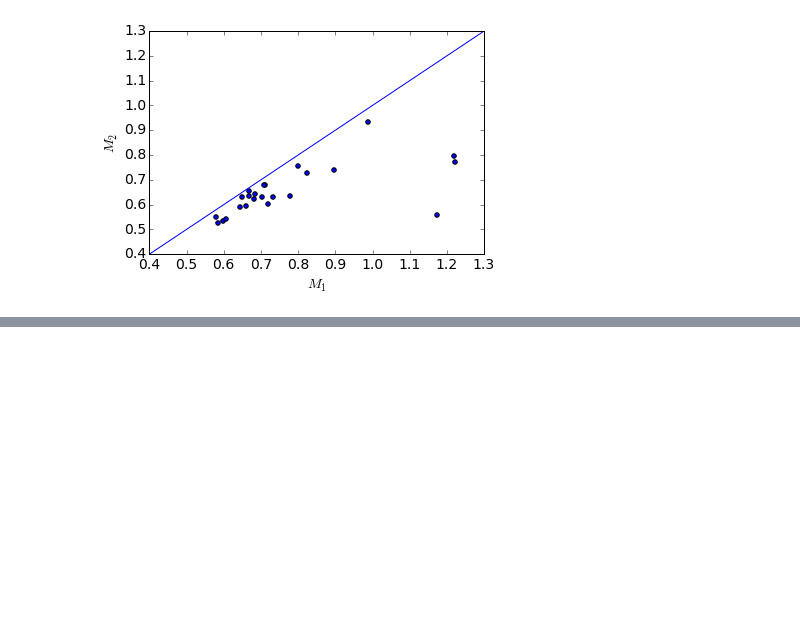
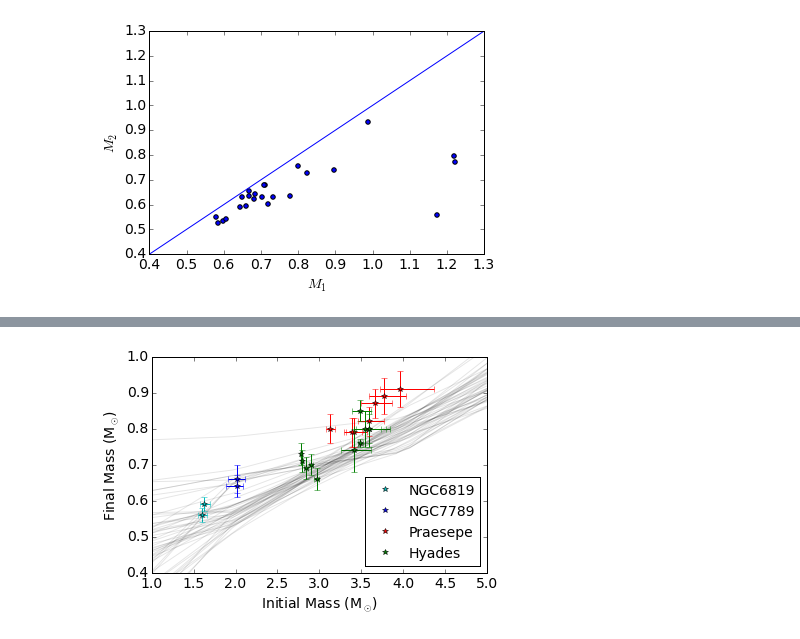
Before and after one commit to astroJeff/separated-at-birth, a Jupyter notebook: notebooks/IFMR DWD.ipynb, the cells around one changed output, grey strips where cells are left out. Drawn from its saved outputs; the diff is of its cells as text; code cells hidden in the pictures; blank space fills up the shorter version.

```diff
--- a/notebooks/IFMR DWD.ipynb
+++ b/notebooks/IFMR DWD.ipynb
@@ -722,0 +797,73 @@ plt.show()
+# %%
+fig,(ax1)=plt.subplots(1,1)
+
+# WDs with spectra recalculated in Kalirai et al. 2014
+obs_names = ["cluster","name","Mi","Mi_low","Mi_high","Mf","Mf_err"]
+datafile = os.path.abspath("../data/kalirai14_WDs.dat")
+kalirai14 = np.genfromtxt(datafile, dtype=None, autostrip=True, usecols=range(len(obs_names)), names=obs_names, comments="#")
+
+
+
+M_zams_temp = np.linspace(0.,8.,50)
+
+# Plot samples
+samples = sampler.chain[:,:,:].reshape((-1, ndim))
+for bt1, th1, th2, th3 in samples[np.random.randint(len(samples),size=50)]:
+    m1 = np.tan(th1)
+    m2 = np.tan(th2)
+    m3 = np.tan(th3)
+    b1 = bt1 / np.cos(th1)
+    b2 = (m1-m2)*2.0 + b1
+    b3 = (m2-m3)*4.0 + b2
+    M_wd_temp = np.array([])
+    for m in M_zams_temp:
+        if m < 2.0:
+            M_wd_temp = np.append(M_wd_temp, m1*m+b1)
+        elif m < 4.0:
+            M_wd_temp = np.append(M_wd_temp, m2*m+b2)
+        else:
+            M_wd_temp = np.append(M_wd_temp, m3*m+b3)
+    ax1.plot(M_zams_temp, M_wd_temp, color="k", alpha=0.1)
+
+
+plt.xlabel("Initial Mass (M$_{\odot}$)")
+plt.ylabel("Final Mass (M$_{\odot}$)")
+
+plt.xlim(1.0,5.0)
+plt.ylim(0.4,1.0)
+plt.gcf().subplots_adjust(bottom=0.15)
+
+#plt.errorbar(CPM["mi"], CPM["mwd"], marker="*", color="b", xerr=xerr, yerr=yerr, fmt='o', ecolor='k', capsize=0, label="CPM WDs")
+
+NGC6819 = kalirai14[np.where(kalirai14["cluster"]=='NGC6819')]
+NGC7789 = kalirai14[np.where(kalirai14["cluster"]=='NGC7789')]
+Hyades = kalirai14[np.where(kalirai14["cluster"]=='Hyades')]
+Praesepe = kalirai14[np.where(kalirai14["cluster"]=='Praesepe')]
+
+# NGC6819
+xerr = [NGC6819["Mi_low"],NGC6819["Mi_high"]]
+yerr = [NGC6819["Mf_err"],NGC6819["Mf_err"]]
+ax1.errorbar(NGC6819["Mi"],NGC6819["Mf"], marker="*", color="c", xerr=xerr, yerr=yerr, fmt='o', label="NGC6819")
+
+# NGC7789
+xerr = [NGC7789["Mi_low"],NGC7789["Mi_high"]]
+yerr = [NGC7789["Mf_err"],NGC7789["Mf_err"]]
+ax1.errorbar(NGC7789["Mi"],NGC7789["Mf"], marker="*", color="b", xerr=xerr, yerr=yerr, fmt='o', label="NGC7789")
+
+# Praesepe
+xerr = [Praesepe["Mi_low"],Praesepe["Mi_high"]]
+yerr = [Praesepe["Mf_err"],Praesepe["Mf_err"]]
+ax1.errorbar(Praesepe["Mi"],Praesepe["Mf"], marker="*", color="r", xerr=xerr, yerr=yerr, fmt='o', label="Praesepe")
+
+# Hyades
+xerr = [Hyades["Mi_low"],Hyades["Mi_high"]]
+yerr = [Hyades["Mf_err"],Hyades["Mf_err"]]
+ax1.errorbar(Hyades["Mi"],Hyades["Mf"], marker="*", color="g", xerr=xerr, yerr=yerr, fmt='o', label="Hyades")
+
+handles, labels = ax1.get_legend_handles_labels()
+handles = [h[0] for h in handles]
+ax1.legend(handles, labels, loc=4, prop={'size':14}, numpoints=1)
+
+plt.savefig("../figures/DWD_samples_obs_pts.pdf")
+# %% [output]
+[figure, added]
```
Also changed, not shown: parts of 1 cell of this notebook, 1 other file.
